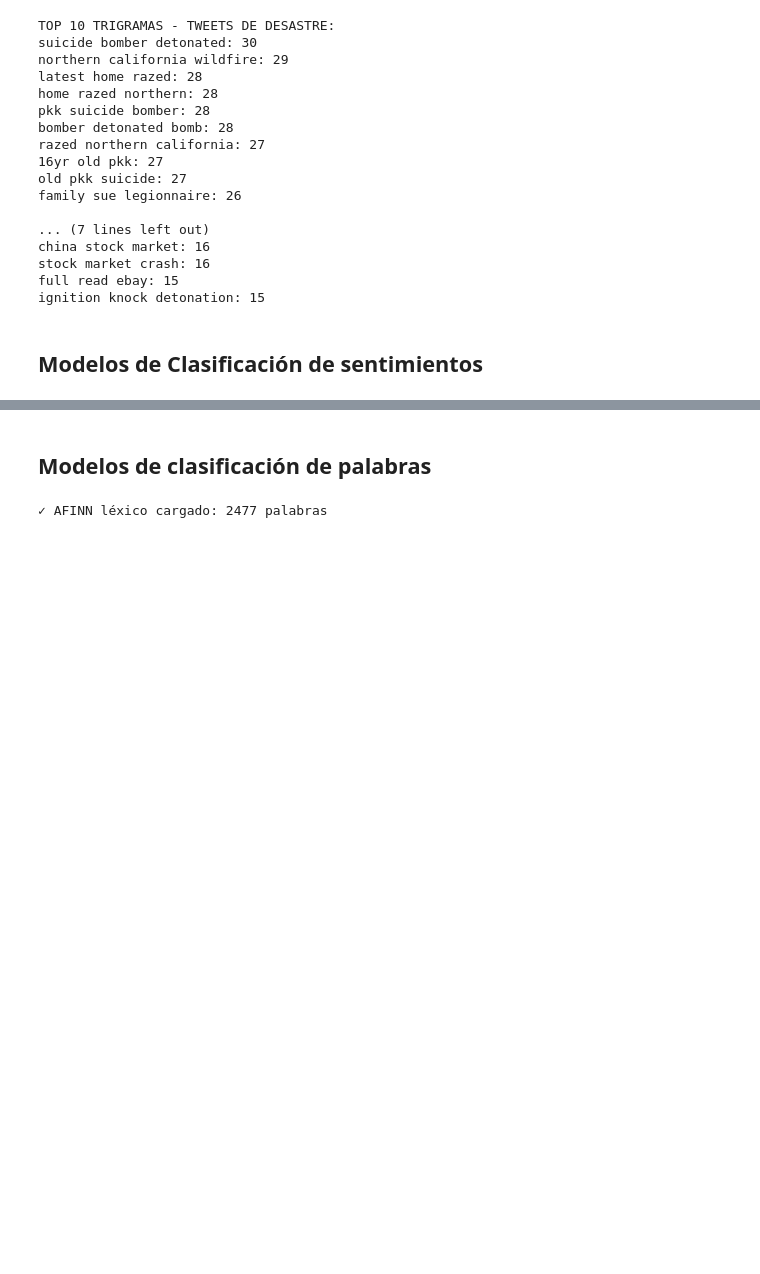
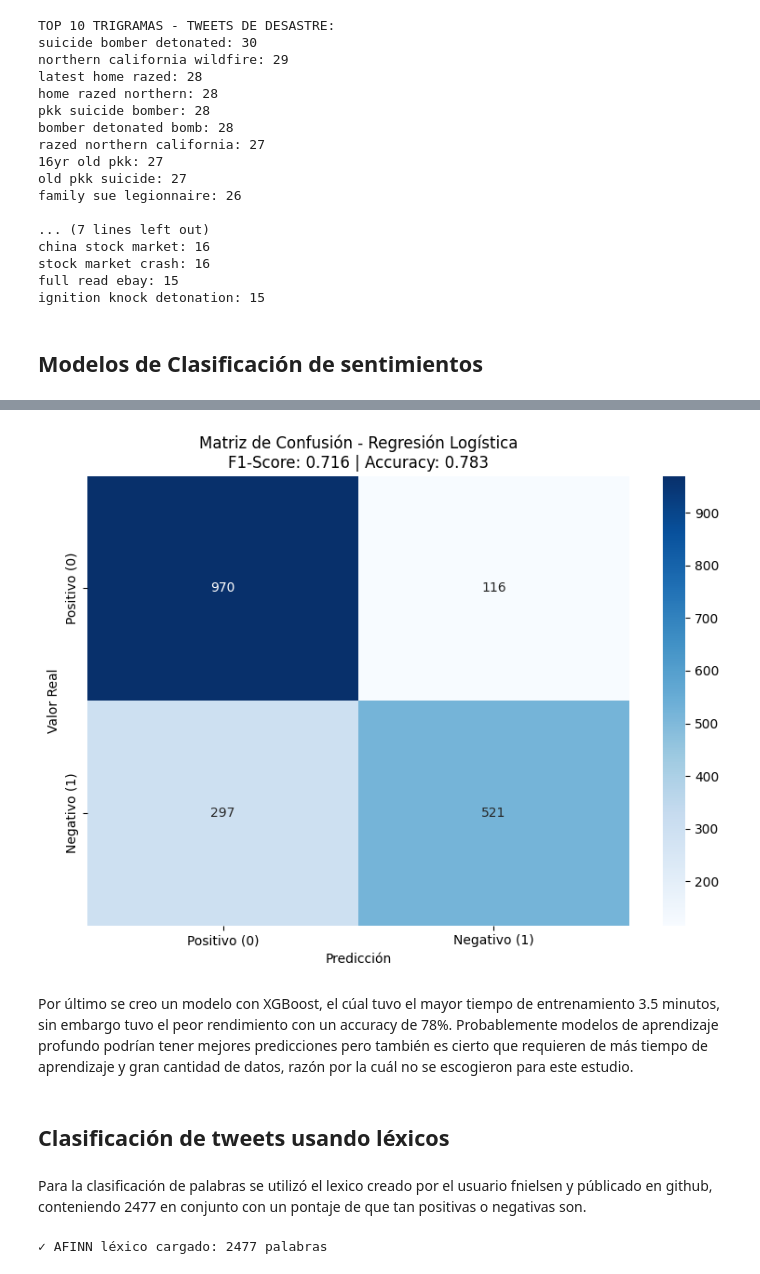
Before and after one commit to DanielRasho/DS-lab6, a Jupyter notebook: report.ipynb, the cells around one changed output, grey strips where cells are left out. Drawn from its saved outputs; the diff is of its cells as text; code cells hidden in the pictures; blank space fills up the shorter version.

```diff
--- a/report.ipynb
+++ b/report.ipynb
@@ -454,18 +427,0 @@ Aplicando VADER Sentiment...
-# %%
-def analyze_textblob_sentiment(text):
-    """
-    Analiza sentimiento con TextBlob
-    """
-    blob = TextBlob(text)
-    polarity = blob.sentiment.polarity
-
-    if polarity >= 0.0:
-        return 0, polarity
-    elif polarity < 0.0:
-        return 1, polarity
-    else:
-        return 'neutral', polarity
-
-textblob_results = df_train['text_clean'].apply(analyze_textblob_sentiment)
-df_train['textblob_sentiment'] = [r[0] for r in textblob_results]
-df_train['textblob_polarity'] = [r[1] for r in textblob_results]
@@ -487,0 +678,5 @@ df_train[["text_clean", "target", "vader_sentiment", "textblob_sentiment"]].head
+# %%
+xgboost_pipeline, xgboost_param_grid = create_xgboost_model()
+xgboost_model = train_and_optimize_model(xgboost_pipeline, xgboost_param_grid,
+                                   X_train, y_train, "XGBoost")
+xgboost = evaluate_model(xgboost_model, X_test, y_test, "XGBoost")
@@ -488,5 +701,13 @@ df_train[["text_clean", "target", "vader_sentiment", "textblob_sentiment"]].head
+# %%
+plot_confusion_matrices(xgboost, y_test, "Regresión Logística")
+# %% [output]
+[figure, added]
+# %% [markdown]
+Por último se creo un modelo con XGBoost, el cúal tuvo el mayor tiempo de entrenamiento 3.5 minutos, sin embargo tuvo el peor rendimiento con un accuracy de 78%. Probablemente modelos de aprendizaje profundo podrían tener mejores predicciones pero también es cierto que requieren de más tiempo de aprendizaje y gran cantidad de datos, razón por la cuál no se escogieron para este estudio.
 # %% [markdown]
-## Modelos de clasificación de palabras
+## Clasificación de tweets usando léxicos
+# %% [markdown]
+Para la clasificación de palabras se utilizó el lexico creado por el usuario fnielsen y públicado en github, conteniendo 2477 en conjunto con un pontaje de que tan positivas o negativas son.
 # %%
 def download_afinn_lexicon():
     url = "https://raw.githubusercontent.com/fnielsen/afinn/master/afinn/data/AFINN-111.txt"
```
Also changed, not shown: parts of 43 cells of this notebook.
